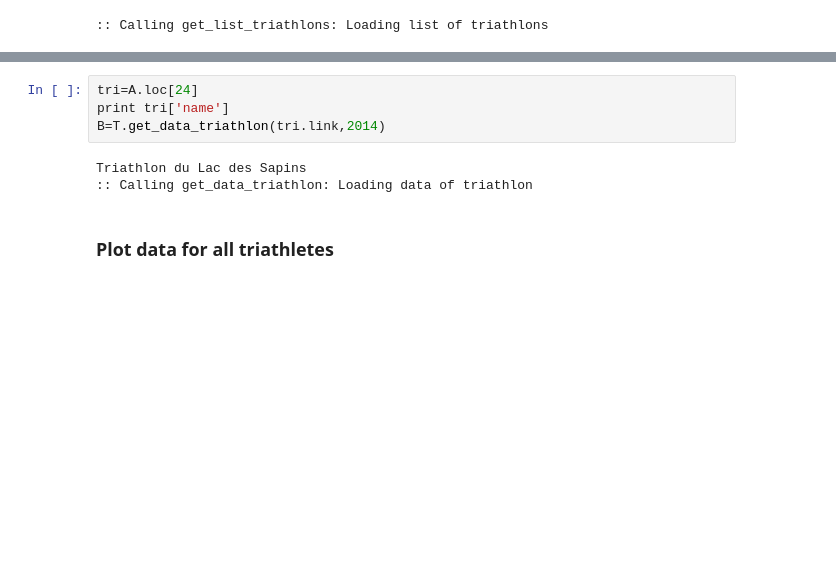
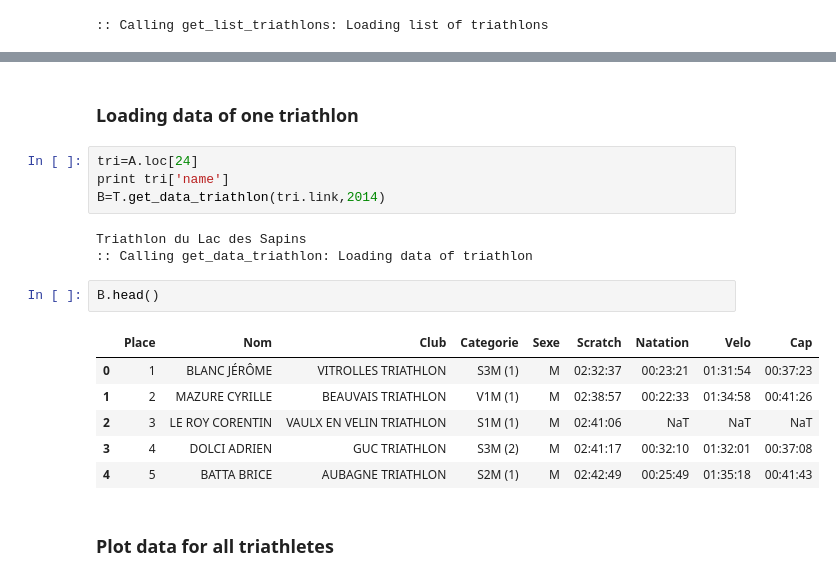
Before and after one commit to mjanv/triathlon-vizualisation, a Jupyter notebook: examples/plot_triathlon.ipynb, the cells around one changed output, grey strips where cells are left out. Cells and saved outputs as stored; diff of their text form; blank space fills up the shorter version.

```diff
--- a/examples/plot_triathlon.ipynb
+++ b/examples/plot_triathlon.ipynb
@@ -41,3 +41,5 @@ A
+# %% [markdown]
+### Loading data of one triathlon
 # %%
 tri=A.loc[24]
 print tri['name']
@@ -45,6 +47,15 @@ B=T.get_data_triathlon(tri.link,2014)
 # %% [output]
 Triathlon du Lac des Sapins
 :: Calling get_data_triathlon: Loading data of triathlon
+# %%
+B.head()
+# %% [output]
+|  | Place | Nom | Club | Categorie | Sexe | Scratch | Natation | Velo | Cap |
+| 0 | 1 | BLANC JÉRÔME | VITROLLES TRIATHLON | S3M (1) | M | 02:32:37 | 00:23:21 | 01:31:54 | 00:37:23 |
+| 1 | 2 | MAZURE CYRILLE | BEAUVAIS TRIATHLON | V1M (1) | M | 02:38:57 | 00:22:33 | 01:34:58 | 00:41:26 |
+| 2 | 3 | LE ROY CORENTIN | VAULX EN VELIN TRIATHLON | S1M (1) | M | 02:41:06 | NaT | NaT | NaT |
+| 3 | 4 | DOLCI ADRIEN | GUC TRIATHLON | S3M (2) | M | 02:41:17 | 00:32:10 | 01:32:01 | 00:37:08 |
+| 4 | 5 | BATTA BRICE | AUBAGNE TRIATHLON | S2M (1) | M | 02:42:49 | 00:25:49 | 01:35:18 | 00:41:43 |
 # %% [markdown]
 ### Plot data for all triathletes
 # %%
```
Also changed, not shown: parts of 9 cells of this notebook, 2 other files.
